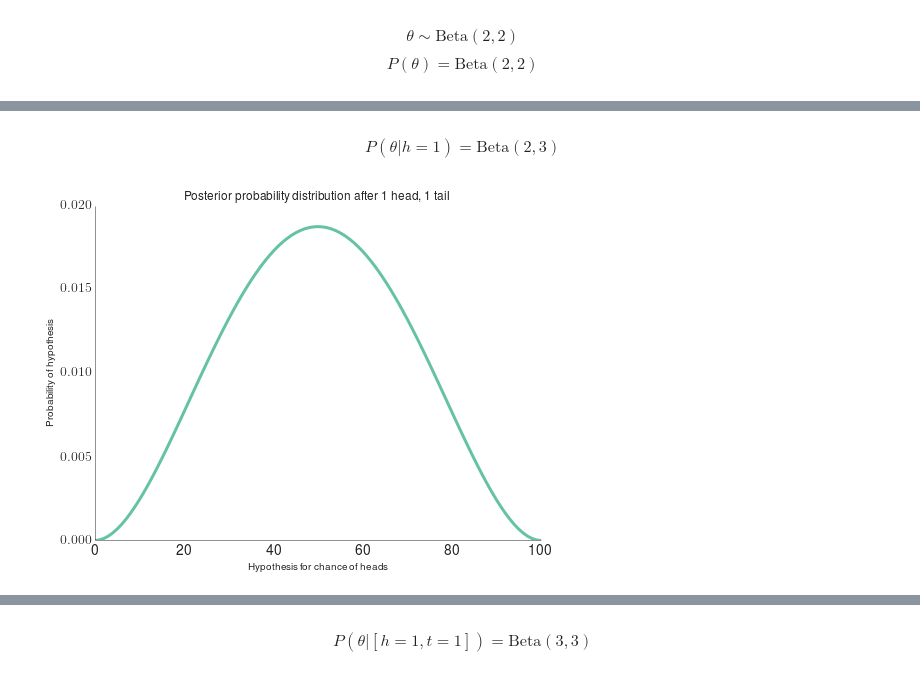
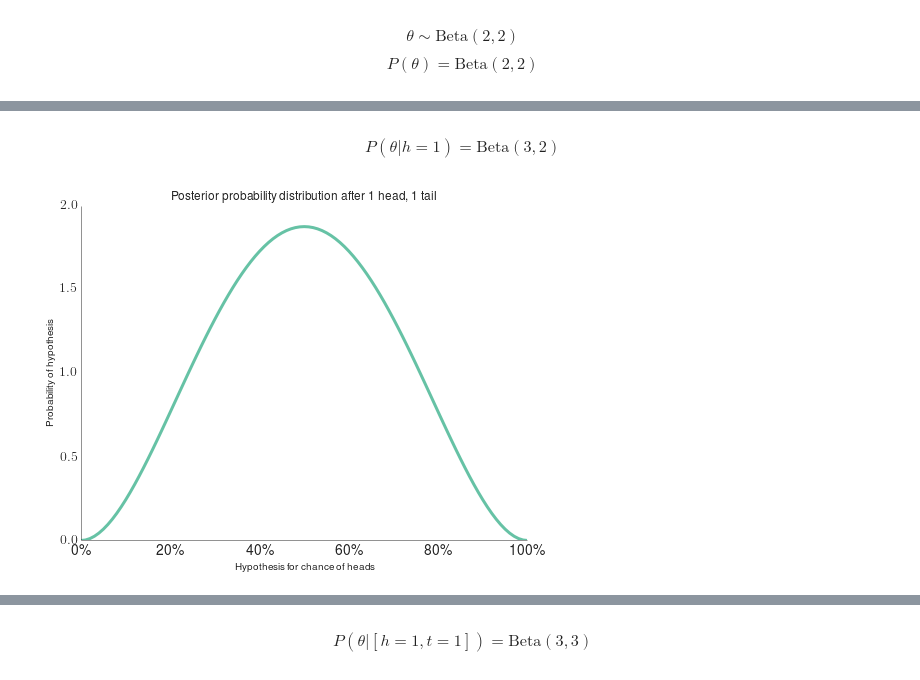
Before and after one commit to twiecki/pymc3_talk, a Jupyter notebook: bayesian_pymc3.ipynb, the cells around one changed output, grey strips where cells are left out. Drawn from its saved outputs; the diff is of its cells as text; code cells hidden in the pictures.

```diff
--- a/bayesian_pymc3.ipynb
+++ b/bayesian_pymc3.ipynb
@@ -137,16 +114,15 @@ Image('coin2.png')
 # %% [markdown]
-$$ P(\theta | h=1) = \text{Beta}(2, 3) $$
+$$ P(\theta | h=1) = \text{Beta}(3, 2) $$
 # %%
 fig = plt.figure(figsize=(8, 6))
 ax = fig.add_subplot(111, xlabel='Hypothesis for chance of heads',
             ylabel='Probability of hypothesis',
             title='Posterior probability distribution after 1 head, 1 tail')
-update_failure(possibilities)
-ppl.plot(ax, x_coin, possibilities, linewidth=3.)
-ax.set_xticklabels(['0%', '20%', '40%', '60%', '80%', '100%']);
+ppl.plot(ax, x_coin, stats.beta(3, 3).pdf(x_coin), linewidth=3.)
+ax.set_xticklabels(['0\%', '20\%', '40\%', '60\%', '80\%', '100\%']);
 fig.savefig('coin3.png')
 # %% [output]
-[figure, old version]
+[figure, new version]
 # %%
 Image('coin3.png')
 # %% [output]
```
Also changed, not shown: parts of 11 cells of this notebook, 1 other file.
